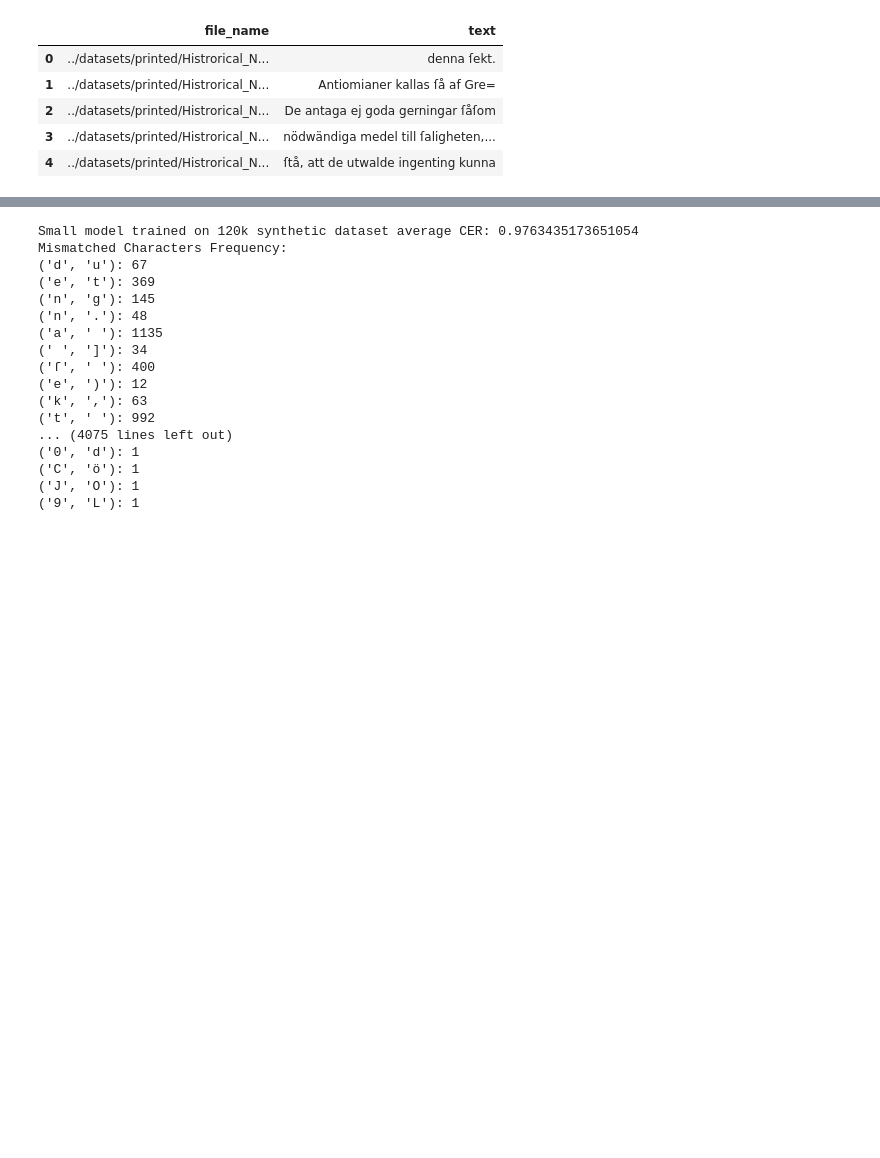
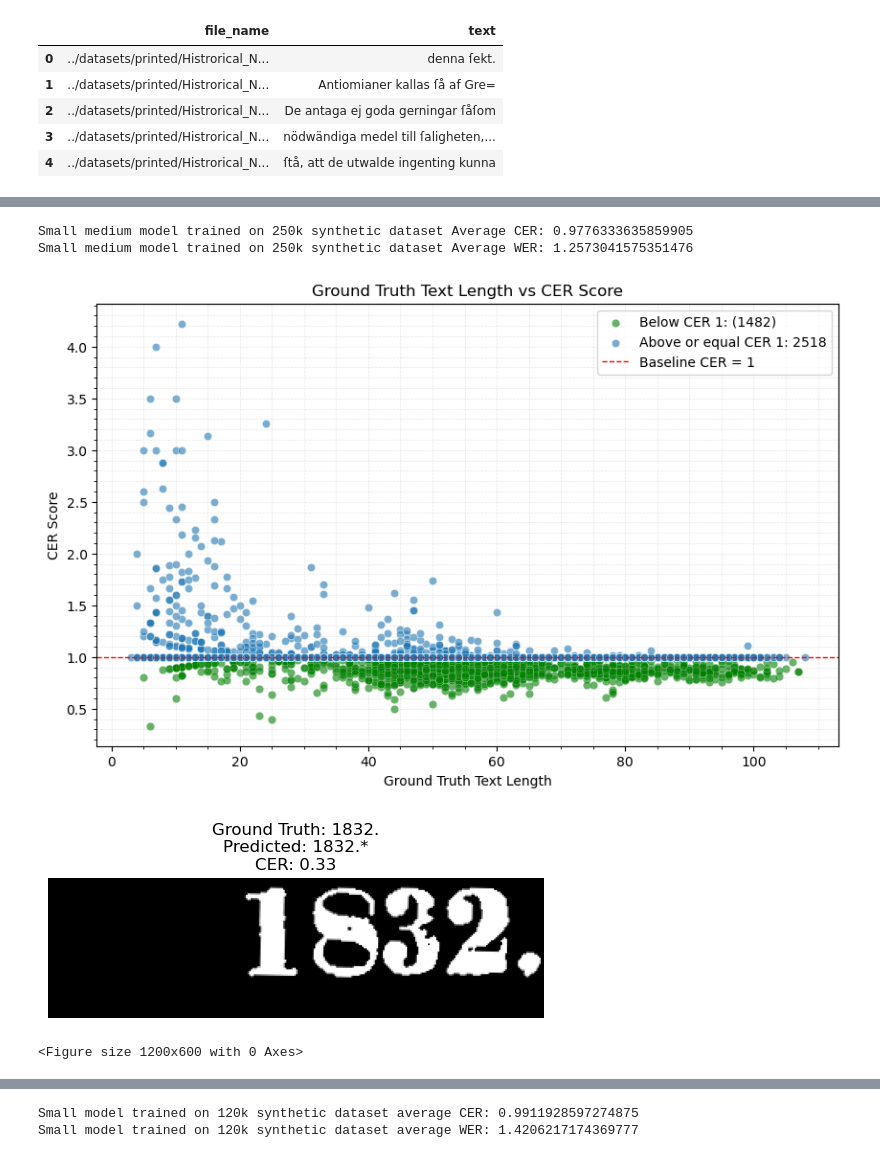
Before and after one commit to xxGreyscale/TrOCR, a Jupyter notebook: notebooks/evaluation.ipynb, the cells around one changed output, grey strips where cells are left out. Cells and saved outputs as stored; diff of their text form; code cells hidden in the pictures; blank space fills up the shorter version.

```diff
--- a/notebooks/evaluation.ipynb
+++ b/notebooks/evaluation.ipynb
@@ -88,0 +259,21 @@ Mismatched Characters Frequency:
+# %%
+# Evaluate the model and get mismatched characters frequency
+# Load the pre-trained TrOCR model and processor
+small_medium_model = VisionEncoderDecoderModel.from_pretrained("../custom_models/trocr-printed/w_augmentation/small_medium/1.0/vision_model")
+small_medium_processor = TrOCRProcessor.from_pretrained("../custom_models/trocr-printed/w_augmentation/small_medium/1.0/processor")
+
+small_medium_model_avg_wer, small_medium_model_avg_cer, small_medium_model_mismatched_chars_freq, small_medium_model_char_errors_per_image, small_medium_model_cer_scores_per_image = evaluate_wer_and_cer_and_mismatched_chars(small_medium_model, small_medium_processor, kubhist_df[:4000])
+print(f"Small medium model trained on 250k synthetic dataset Average CER: {small_medium_model_avg_cer}")
+print(f"Small medium model trained on 250k synthetic dataset Average WER: {small_medium_model_avg_wer}")
+# %% [output]
+Small medium model trained on 250k synthetic dataset Average CER: 0.9776333635859905
+Small medium model trained on 250k synthetic dataset Average WER: 1.2573041575351476
+# %%
+# show the
+draw_scatter_plot_with_cer_scores(small_medium_model_char_errors_per_image, small_medium_model_cer_scores_per_image)
+show_image_with_lowest_cer(small_medium_model_cer_scores_per_image, kubhist_df, small_medium_model, htr_processor)
+draw_box_plot_with_cer_scores(small_medium_model_char_errors_per_image, small_medium_model_cer_scores_per_image)
+# %% [output]
+[figure, added]
+[figure, added]
+<Figure size 1200x600 with 0 Axes>
@@ -91,26 +283,9 @@ Mismatched Characters Frequency:
 small_model = VisionEncoderDecoderModel.from_pretrained("../custom_models/trocr-printed/w_augmentation/small/1.1/vision_model")
 small_processor = TrOCRProcessor.from_pretrained("../custom_models/trocr-printed/w_augmentation/small/1.1/processor")
 
-small_model_average_cer, small_model_mismatched_chars_freq = evaluate_cer_and_mismatched_chars(small_model, small_processor, kubhist_df[:2000])
-print(f"Small model trained on 120k synthetic dataset average CER: {small_model_average_cer}")
-print("Mismatched Characters Frequency:")
-for chars, freq in small_model_mismatched_chars_freq.items():
-    print(f"{chars}: {freq}")
+small_model_avg_wer, small_model_avg_cer, small_model_mismatched_chars_freq, small_model_char_errors_per_image, small_model_cer_scores_per_image = evaluate_wer_and_cer_and_mismatched_chars(small_model, small_processor, kubhist_df[:4000])
+print(f"Small model trained on 120k synthetic dataset average CER: {small_model_avg_cer}")
+print(f"Small model trained on 120k synthetic dataset average WER: {small_model_avg_wer}")
 # %% [output]
-Small model trained on 120k synthetic dataset average CER: 0.9763435173651054
-Mismatched Characters Frequency:
-('d', 'u'): 67
-('e', 't'): 369
-('n', 'g'): 145
-('n', '.'): 48
-('a', ' '): 1135
-(' ', ']'): 34
-('ſ', ' '): 400
-('e', ')'): 12
-('k', ','): 63
-('t', ' '): 992
-... (4075 lines left out)
-('0', 'd'): 1
-('C', 'ö'): 1
-('J', 'O'): 1
-('9', 'L'): 1
+Small model trained on 120k synthetic dataset average CER: 0.9911928597274875
+Small model trained on 120k synthetic dataset average WER: 1.4206217174369777
```
Also changed, not shown: parts of 16 cells of this notebook.
